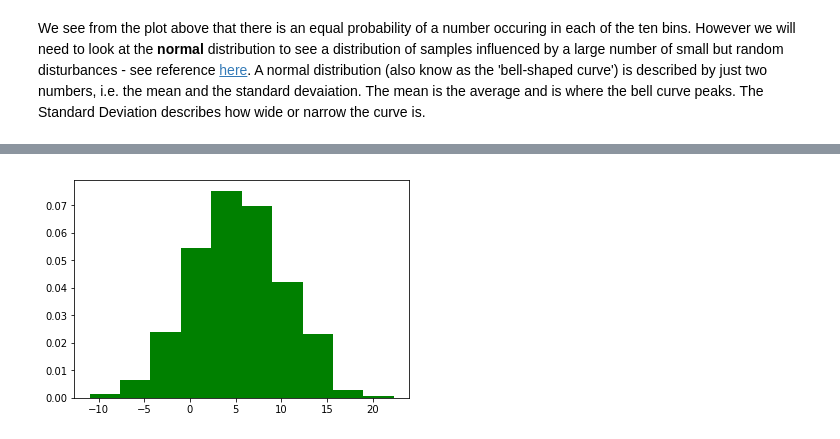
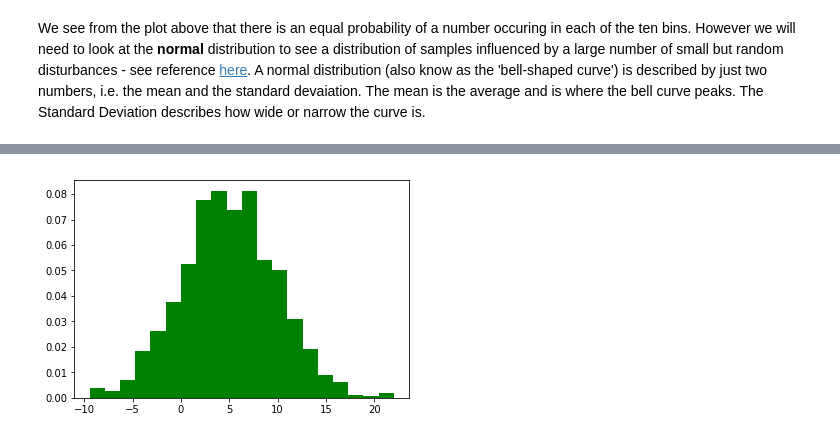
Before and after one commit to jruther/Assign_Repository, a Jupyter notebook: Assignment_for_Programming_for_Data_Analytics.ipynb, the cells around one changed output, grey strips where cells are left out. Saved outputs shown, nothing was run; the diff lists cells and outputs as text; code cells hidden in the pictures.

```diff
--- a/Assignment_for_Programming_for_Data_Analytics.ipynb
+++ b/Assignment_for_Programming_for_Data_Analytics.ipynb
@@ -103,9 +98,9 @@ plt.show()
 # %%
 #Let's change some of the parameters of the histogram
-plt.hist(n,10, density=True, facecolor='g',)
+plt.hist(n,20, density=True, facecolor='g',)
 plt.show()
 # %% [output]
-[figure, old version]
+[figure, new version]
 # %%
 # using H=hist(my_data,bins=my_bin,histtype='step',color='r')
 plt.hist(n,100,histtype='step', color='r')
```
Also changed, not shown: parts of 31 cells of this notebook.
